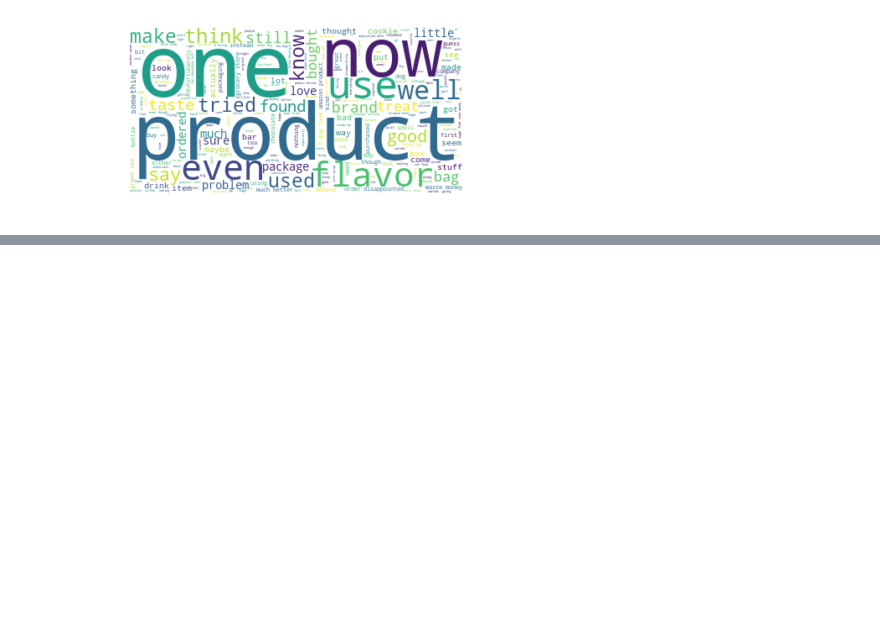
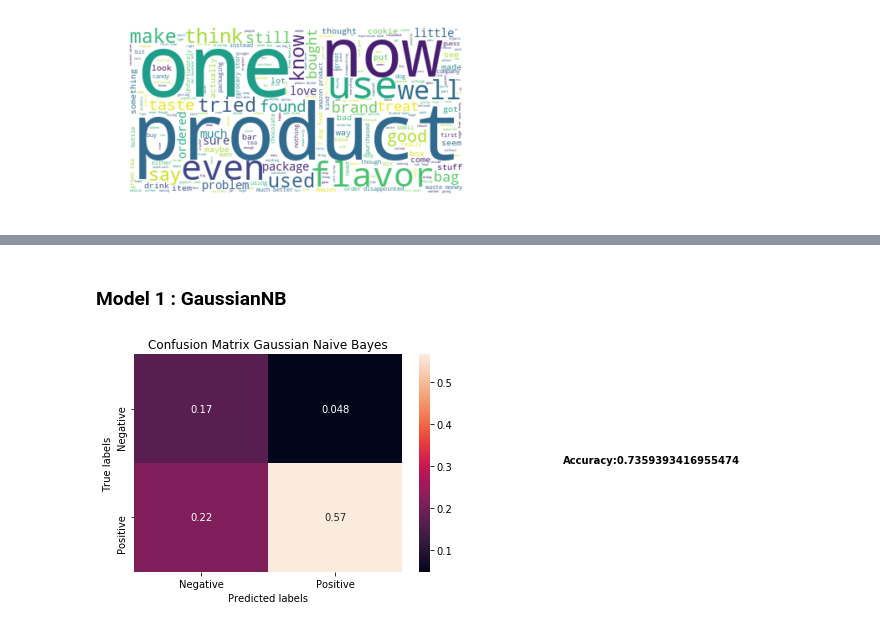
Before and after one commit to patriciaroze/PCBS-Sentiment_Analysis, a Jupyter notebook: Sentiment_Analysis.ipynb, the cells around one changed output, grey strips where cells are left out. Cells and saved outputs as stored; diff of their text form; code cells hidden in the pictures; blank space fills up the shorter version.

```diff
--- a/Sentiment_Analysis.ipynb
+++ b/Sentiment_Analysis.ipynb
@@ -167,0 +286,2 @@ wordcloud(file, score_max = 2)
+# %%
+features = Tfidf_vectorize(tfidf, file2['Summary'])
@@ -167,0 +377,45 @@ wordcloud(file, score_max = 2)
+# %%
+# Instantiate TfidfVectorizer object with stopwords and tokenizer
+# parameters for efficient processing of text
+def instantiate_Tfidf(function) :
+    """This function instantiates the TfidfVectorizer.
+    It takes as argument a text preprocessing function and returns a TfidfVectorizer Object."""
+    tfidf_vectorizer = TfidfVectorizer(max_df=0.99, max_features=200000,
+                                 min_df=0.01, stop_words='english',
+                                 use_idf=True, tokenizer=function,
+                                 ngram_range=(1,3))
+    return tfidf_vectorizer
+tfidf = instantiate_Tfidf(tokenize_and_lem)
+
+
+#Vectorize the text of the dataset using the TfidfVectorizer
+def Tfidf_vectorize(tfidf_vectorizer, series):
+    """This function vectorizes the text of the dataset using the TfidfVectorizer.
+    It takes as argument a TfidfVectorizer object and Series object and returns an array object of vectors."""
+    features = tfidf_vectorizer.fit_transform([x for x in series]).toarray()
+    return features
+features = Tfidf_vectorize(tfidf, file2['Text'])
+
+
+#Split dataset in a training set and a testing set
+def split_dataset(features, labels, rndm_state = 42) :
+    """This function splits the dataset into a train and a test dataset.
+    It takes as argument the complete set of features (array) and labels (array) of the dataset, and a seed, and returns :
+    X_train : train features - np array object
+    X_test : test features - np array object
+    y_train : train labels - np array object
+    y_test : test labels - np array object"""
+
+    X_train, X_test, y_train, y_test = model_selection.train_test_split(features, labels, test_size=0.2, random_state=rndm_state)
+    return X_train, X_test, y_train, y_test
+
+X_train, X_test, y_train, y_test = split_dataset(features, file2['label'].values)
+# %% [markdown]
+### Model 1 : GaussianNB
+# %%
+#Train and test the Gaussian models
+
+y_pred = Gaussian_NaiveB(X_train, y_train, X_test)
+plot_conf_matrix(y_test, y_pred, model ='Gaussian Naive Bayes')
+# %% [output]
+[figure, added]
```
Also changed, not shown: parts of 37 cells of this notebook, 1 other file.
